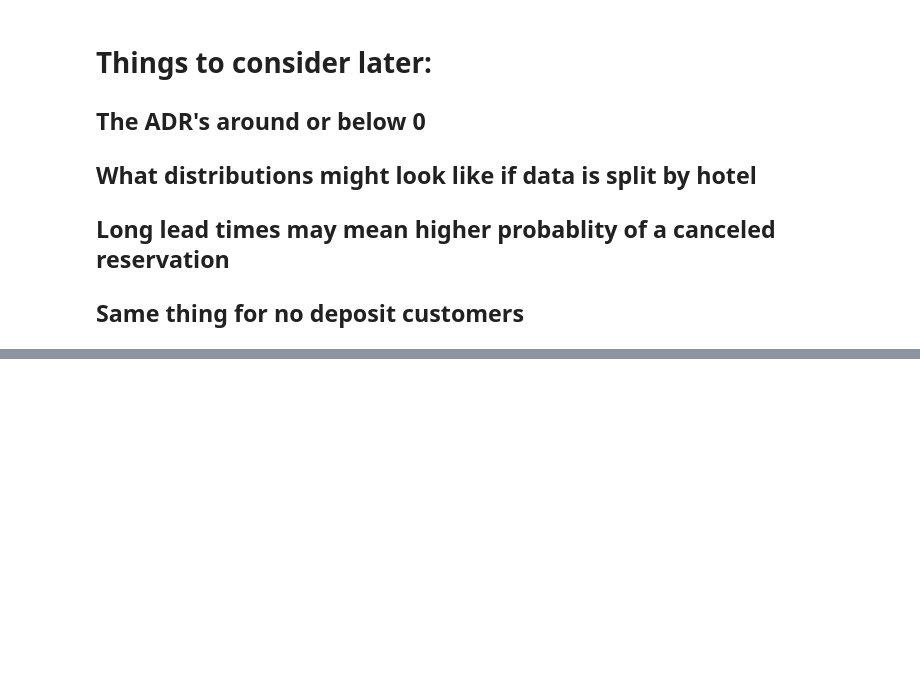
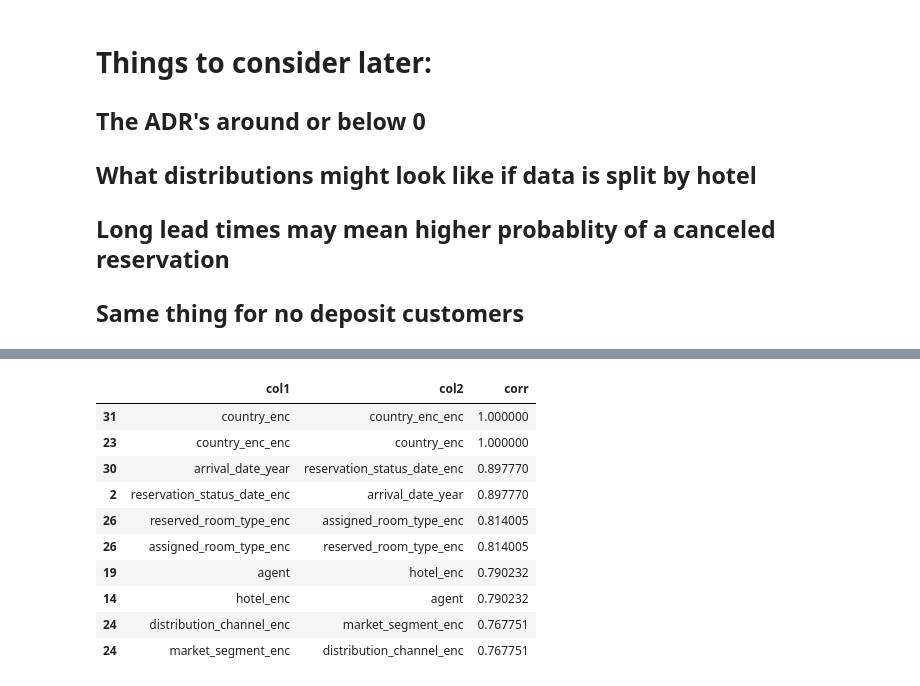
Before and after one commit to josephburton06/Hotel-Bookings, a Jupyter notebook: hotel_bookings.ipynb, the cells around one changed output, grey strips where cells are left out. Cells and saved outputs as stored; diff of their text form; code cells hidden in the pictures; blank space fills up the shorter version.

Commit message:
Working on auto corr

```diff
--- a/hotel_bookings.ipynb
+++ b/hotel_bookings.ipynb
@@ -267,0 +303,3 @@ for i, col in enumerate(df1.columns):
+# %%
+corr_df = pd.DataFrame(df.select_dtypes(include=['float64','int64']).corr())
+corr_df.head()
@@ -267,0 +323,11 @@ for i, col in enumerate(df1.columns):
+# %%
+all_corrs_df = pd.DataFrame(columns=['col1','col2', 'corr'])
+# %%
+def all_corrs(df):
+    for col in df.columns:
+        vals = pd.DataFrame(df[[col]][df.index != col]).rename(columns={col:'corr'})
+        vals = vals.reset_index().rename(columns={'index':'col2'})
+        vals['col1'] = str(col)
+        global all_corrs_df
+        all_corrs_df = all_corrs_df.append(vals)
+    return all_corrs_df
@@ -267,0 +350,16 @@ for i, col in enumerate(df1.columns):
+# %%
+all_corrs_df = all_corrs(corr_df)
+# %%
+all_corrs_df.sort_values(by='corr', ascending=False).head(10)
+# %% [output]
+|  | col1 | col2 | corr |
+| 31 | country_enc | country_enc_enc | 1.000000 |
+| 23 | country_enc_enc | country_enc | 1.000000 |
+| 30 | arrival_date_year | reservation_status_date_enc | 0.897770 |
+| 2 | reservation_status_date_enc | arrival_date_year | 0.897770 |
+| 26 | reserved_room_type_enc | assigned_room_type_enc | 0.814005 |
+| 26 | assigned_room_type_enc | reserved_room_type_enc | 0.814005 |
+| 19 | agent | hotel_enc | 0.790232 |
+| 14 | hotel_enc | agent | 0.790232 |
+| 24 | distribution_channel_enc | market_segment_enc | 0.767751 |
+| 24 | market_segment_enc | distribution_channel_enc | 0.767751 |
```
Also changed, not shown: parts of 8 cells of this notebook.
